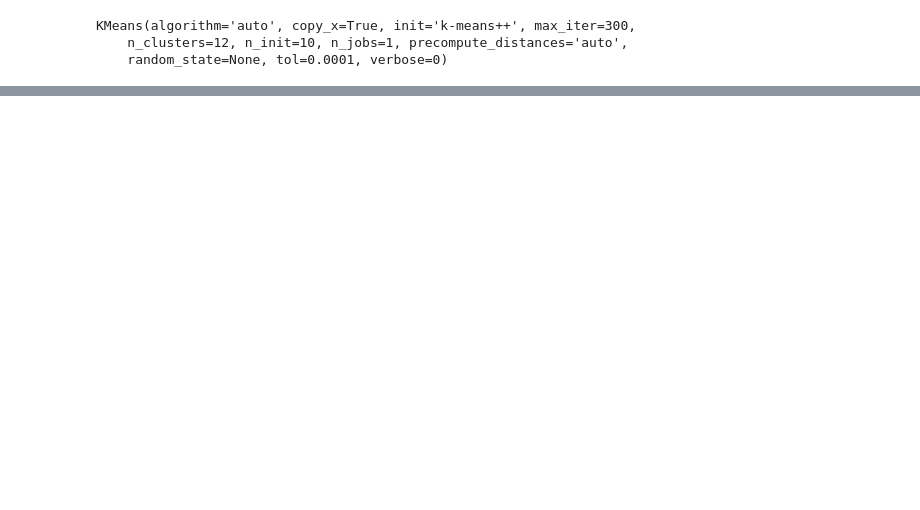
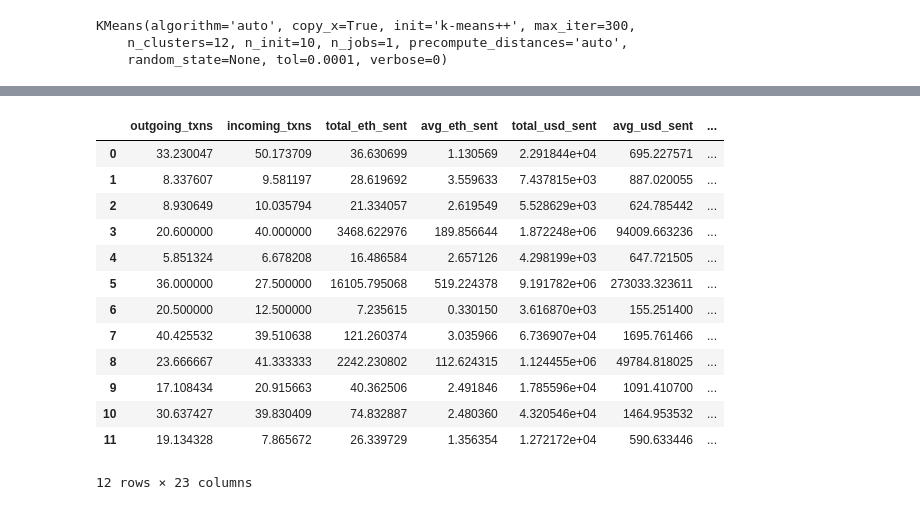
Before and after one commit to willprice221/ethereum_clustering, a Jupyter notebook: kmeans.ipynb, the cells around one changed output, grey strips where cells are left out. Saved outputs shown, nothing was run; the diff lists cells and outputs as text; code cells hidden in the pictures; blank space fills up the shorter version.

```diff
--- a/kmeans.ipynb
+++ b/kmeans.ipynb
@@ -198,0 +205,20 @@ ax.scatter(newresults[:,0],newresults[:,1],newresults[:,2],c=newcl.labels_)
+# %%
+c = newcl.cluster_centers_
+#transform back to real numbers
+medoids = scale.inverse_transform(pca.inverse_transform(c))
+pd.DataFrame(medoids, columns = data.columns)
+# %% [output]
+|  | outgoing_txns | incoming_txns | total_eth_sent | avg_eth_sent | total_usd_sent | avg_usd_sent | ... |
+| 0 | 33.230047 | 50.173709 | 36.630699 | 1.130569 | 2.291844e+04 | 695.227571 | ... |
+| 1 | 8.337607 | 9.581197 | 28.619692 | 3.559633 | 7.437815e+03 | 887.020055 | ... |
+| 2 | 8.930649 | 10.035794 | 21.334057 | 2.619549 | 5.528629e+03 | 624.785442 | ... |
+| 3 | 20.600000 | 40.000000 | 3468.622976 | 189.856644 | 1.872248e+06 | 94009.663236 | ... |
+| 4 | 5.851324 | 6.678208 | 16.486584 | 2.657126 | 4.298199e+03 | 647.721505 | ... |
+| 5 | 36.000000 | 27.500000 | 16105.795068 | 519.224378 | 9.191782e+06 | 273033.323611 | ... |
+| 6 | 20.500000 | 12.500000 | 7.235615 | 0.330150 | 3.616870e+03 | 155.251400 | ... |
+| 7 | 40.425532 | 39.510638 | 121.260374 | 3.035966 | 6.736907e+04 | 1695.761466 | ... |
+| 8 | 23.666667 | 41.333333 | 2242.230802 | 112.624315 | 1.124455e+06 | 49784.818025 | ... |
+| 9 | 17.108434 | 20.915663 | 40.362506 | 2.491846 | 1.785596e+04 | 1091.410700 | ... |
+| 10 | 30.637427 | 39.830409 | 74.832887 | 2.480360 | 4.320546e+04 | 1464.953532 | ... |
+| 11 | 19.134328 | 7.865672 | 26.339729 | 1.356354 | 1.272172e+04 | 590.633446 | ... |
+12 rows × 23 columns
```
Also changed, not shown: parts of 14 cells of this notebook, 36 other files.
